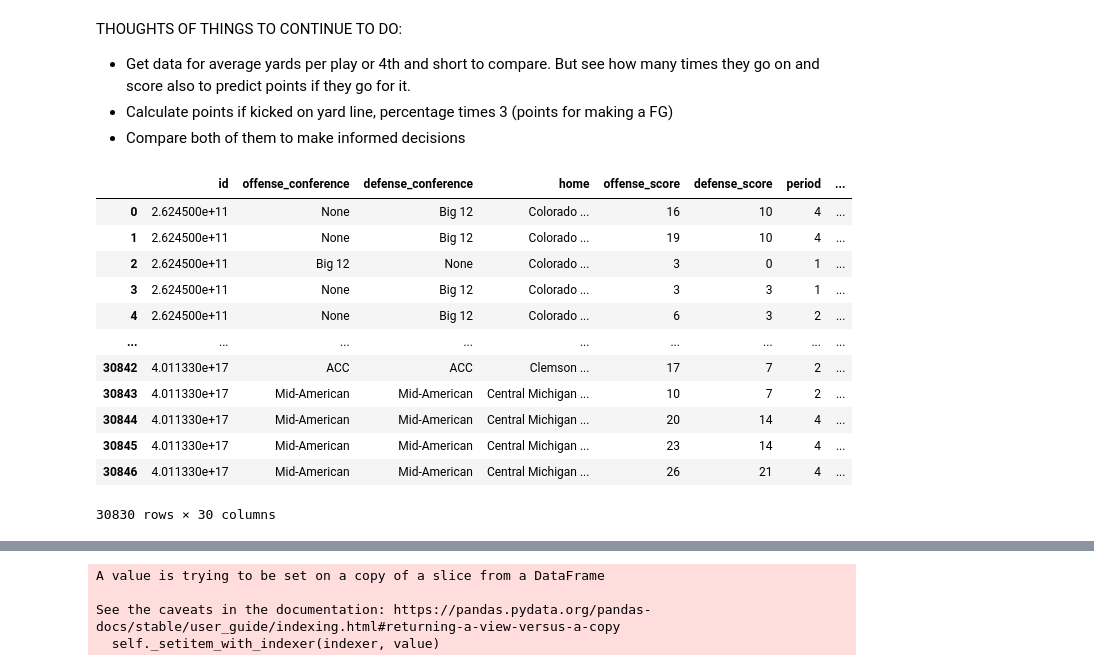
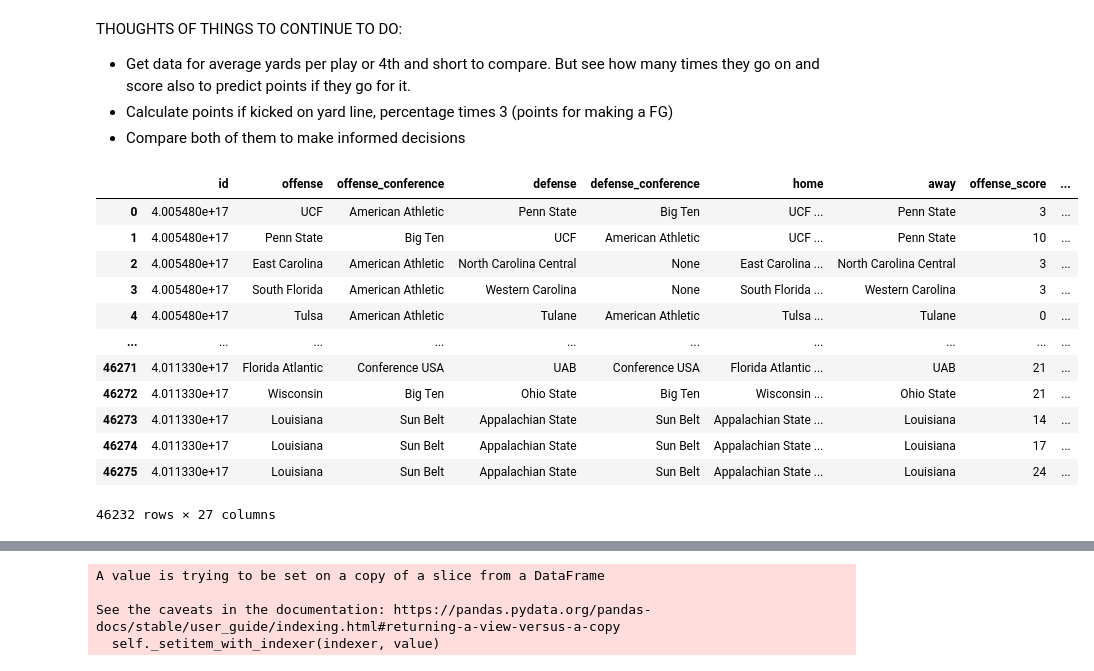
Before and after one commit to jasonjstewart/college-football, a Jupyter notebook: EDA_College_Football.ipynb, the cells around one changed output, grey strips where cells are left out. Cells and saved outputs as stored; diff of their text form; code cells hidden in the pictures.

```diff
--- a/EDA_College_Football.ipynb
+++ b/EDA_College_Football.ipynb
@@ -7,25 +7,25 @@ THOUGHTS OF THINGS TO CONTINUE TO DO:
 - Compare both of them to make informed decisions
 # %%
 import pandas as pd
-df=pd.read_csv('https://jasonstewart.s3.amazonaws.com/college-football-data-fg.csv')
+df=pd.read_csv('https://jasonstewart.s3.amazonaws.com/college-football-data-fg-p5.csv')
 df.describe()
 df.dropna(axis=0, inplace=True)
 #THIS IS AWESOME WOOHOO
 df
 # %% [output]
-|  | id | offense_conference | defense_conference | home | offense_score | defense_score | period | ... |
-| 0 | 2.624500e+11 | None | Big 12 | Colorado ... | 16 | 10 | 4 | ... |
-| 1 | 2.624500e+11 | None | Big 12 | Colorado ... | 19 | 10 | 4 | ... |
-| 2 | 2.624500e+11 | Big 12 | None | Colorado ... | 3 | 0 | 1 | ... |
-| 3 | 2.624500e+11 | None | Big 12 | Colorado ... | 3 | 3 | 1 | ... |
-| 4 | 2.624500e+11 | None | Big 12 | Colorado ... | 6 | 3 | 2 | ... |
-| ... | ... | ... | ... | ... | ... | ... | ... | ... |
-| 30842 | 4.011330e+17 | ACC | ACC | Clemson ... | 17 | 7 | 2 | ... |
-| 30843 | 4.011330e+17 | Mid-American | Mid-American | Central Michigan ... | 10 | 7 | 2 | ... |
-| 30844 | 4.011330e+17 | Mid-American | Mid-American | Central Michigan ... | 20 | 14 | 4 | ... |
-| 30845 | 4.011330e+17 | Mid-American | Mid-American | Central Michigan ... | 23 | 14 | 4 | ... |
-| 30846 | 4.011330e+17 | Mid-American | Mid-American | Central Michigan ... | 26 | 21 | 4 | ... |
+|  | id | offense | offense_conference | defense | defense_conference | home | away | offense_score | ... |
+| 0 | 4.005480e+17 | UCF | American Athletic | Penn State | Big Ten | UCF ... | Penn State | 3 | ... |
+| 1 | 4.005480e+17 | Penn State | Big Ten | UCF | American Athletic | UCF ... | Penn State | 10 | ... |
+| 2 | 4.005480e+17 | East Carolina | American Athletic | North Carolina Central | None | East Carolina ... | North Carolina Central | 3 | ... |
+| 3 | 4.005480e+17 | South Florida | American Athletic | Western Carolina | None | South Florida ... | Western Carolina | 3 | ... |
+| 4 | 4.005480e+17 | Tulsa | American Athletic | Tulane | American Athletic | Tulsa ... | Tulane | 0 | ... |
+| ... | ... | ... | ... | ... | ... | ... | ... | ... | ... |
+| 46271 | 4.011330e+17 | Florida Atlantic | Conference USA | UAB | Conference USA | Florida Atlantic ... | UAB | 21 | ... |
+| 46272 | 4.011330e+17 | Wisconsin | Big Ten | Ohio State | Big Ten | Wisconsin ... | Ohio State | 21 | ... |
+| 46273 | 4.011330e+17 | Louisiana | Sun Belt | Appalachian State | Sun Belt | Appalachian State ... | Louisiana | 14 | ... |
+| 46274 | 4.011330e+17 | Louisiana | Sun Belt | Appalachian State | Sun Belt | Appalachian State ... | Louisiana | 17 | ... |
+| 46275 | 4.011330e+17 | Louisiana | Sun Belt | Appalachian State | Sun Belt | Appalachian State ... | Louisiana | 24 | ... |
-30830 rows × 30 columns
+46232 rows × 27 columns
 # %%
 #creates a binary 0 or 1 as result of the field, 1 means it was good and 0 means it was missed
 fg_results=[]
```
Also changed, not shown: parts of 6 cells of this notebook.
